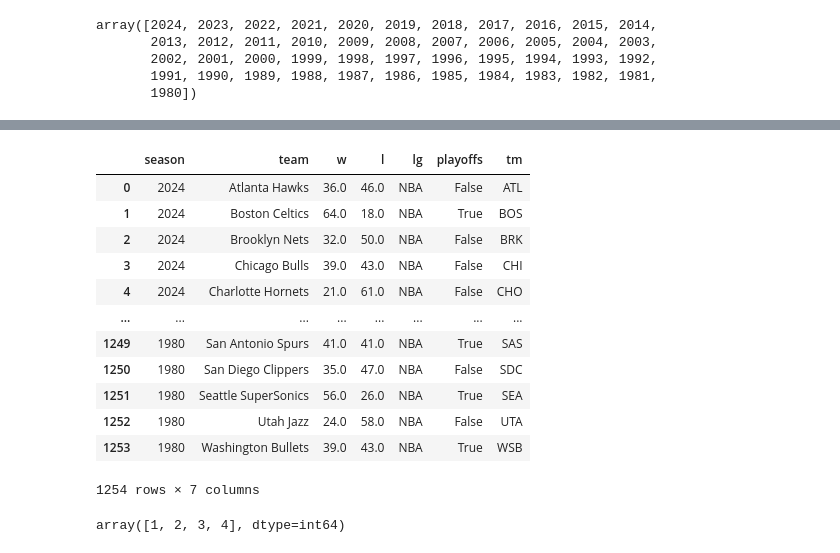
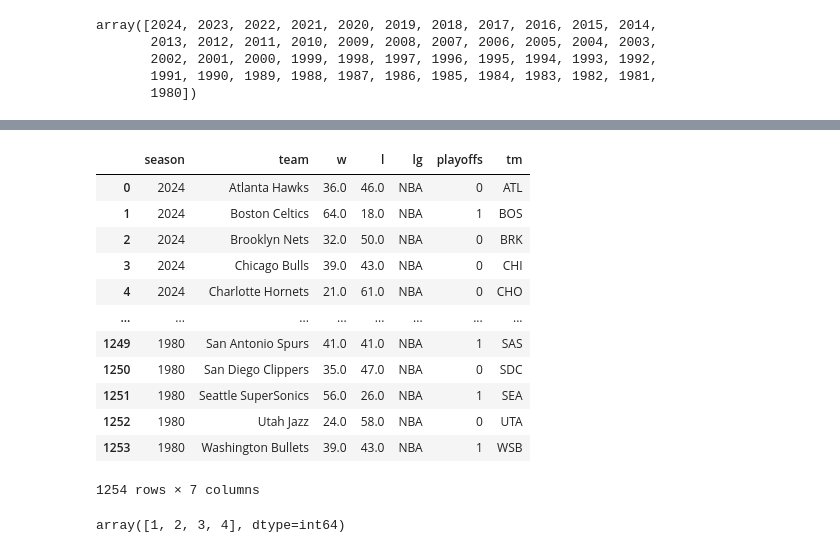
Before and after one commit to RishiK1995/Capstone, a Jupyter notebook: Data_Prep.ipynb, the cells around one changed output, grey strips where cells are left out. Drawn from its saved outputs; the diff is of its cells as text; code cells hidden in the pictures.

```diff
--- a/Data_Prep.ipynb
+++ b/Data_Prep.ipynb
@@ -162,25 +178,26 @@ mvp_winners
 # %%
 # Filtering team wins and losses
 
 team_summary_filtered = team_summary[['season', 'team', 'w', 'l']]
 team_records = team_summary_filtered.merge(abbrv, how='outer', on=['season', 'team'])
 team_records = team_records[team_records['season'] > 1979]
 team_records.dropna(inplace=True)
 team_records.rename(columns={'abbreviation':'tm'}, inplace=True)
+team_records['playoffs'] = team_records['playoffs'].astype(int)
 team_records
 # %% [output]
 |  | season | team | w | l | lg | playoffs | tm |
-| 0 | 2024 | Atlanta Hawks | 36.0 | 46.0 | NBA | False | ATL |
-| 1 | 2024 | Boston Celtics | 64.0 | 18.0 | NBA | True | BOS |
-| 2 | 2024 | Brooklyn Nets | 32.0 | 50.0 | NBA | False | BRK |
-| 3 | 2024 | Chicago Bulls | 39.0 | 43.0 | NBA | False | CHI |
-| 4 | 2024 | Charlotte Hornets | 21.0 | 61.0 | NBA | False | CHO |
+| 0 | 2024 | Atlanta Hawks | 36.0 | 46.0 | NBA | 0 | ATL |
+| 1 | 2024 | Boston Celtics | 64.0 | 18.0 | NBA | 1 | BOS |
+| 2 | 2024 | Brooklyn Nets | 32.0 | 50.0 | NBA | 0 | BRK |
+| 3 | 2024 | Chicago Bulls | 39.0 | 43.0 | NBA | 0 | CHI |
+| 4 | 2024 | Charlotte Hornets | 21.0 | 61.0 | NBA | 0 | CHO |
 | ... | ... | ... | ... | ... | ... | ... | ... |
-| 1249 | 1980 | San Antonio Spurs | 41.0 | 41.0 | NBA | True | SAS |
-| 1250 | 1980 | San Diego Clippers | 35.0 | 47.0 | NBA | False | SDC |
-| 1251 | 1980 | Seattle SuperSonics | 56.0 | 26.0 | NBA | True | SEA |
-| 1252 | 1980 | Utah Jazz | 24.0 | 58.0 | NBA | False | UTA |
-| 1253 | 1980 | Washington Bullets | 39.0 | 43.0 | NBA | True | WSB |
+| 1249 | 1980 | San Antonio Spurs | 41.0 | 41.0 | NBA | 1 | SAS |
+| 1250 | 1980 | San Diego Clippers | 35.0 | 47.0 | NBA | 0 | SDC |
+| 1251 | 1980 | Seattle SuperSonics | 56.0 | 26.0 | NBA | 1 | SEA |
+| 1252 | 1980 | Utah Jazz | 24.0 | 58.0 | NBA | 0 | UTA |
+| 1253 | 1980 | Washington Bullets | 39.0 | 43.0 | NBA | 1 | WSB |
 1254 rows × 7 columns
 # %%
 #Filtering advanced stats to necessary columns
```
Also changed, not shown: parts of 20 cells of this notebook.
